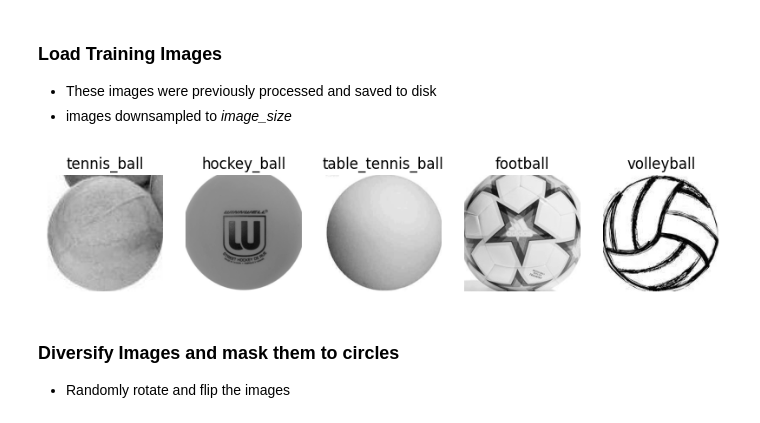
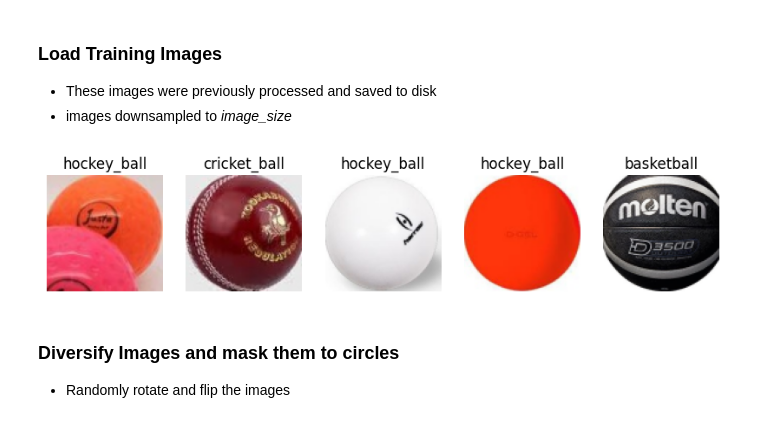
Before and after one commit to taylorj8/final_project, a Jupyter notebook: FinalProject.ipynb, the cells around one changed output. Cells and saved outputs as stored; diff of their text form; code cells hidden in the pictures.

Commit message:
color and diversifying

```diff
--- a/FinalProject.ipynb
+++ b/FinalProject.ipynb
@@ -34,7 +34,7 @@ def load_images(folder: str, n: Optional[int] = None) -> Tuple[List[np.ndarray],
             for img_file in glob(os.path.join(label_path, "*.jpg")):
                 if n is not None and count >= n:
                     continue
-                img = cv2.imread(img_file, cv2.IMREAD_GRAYSCALE)
+                img = cv2.imread(img_file, cv2.IMREAD_COLOR)
                 images.append(img)
                 labels.append(label_folder)
                 count += 1
@@ -49,7 +49,7 @@ def display_samples(images: List[np.ndarray], labels: List[str]) -> None:
     for i in range(num_samples):
         rand = np.random.randint(0, len(images))
         plt.subplot(1, num_samples, i + 1)
-        plt.imshow(images[rand], cmap='gray')
+        plt.imshow(cv2.cvtColor(images[rand], cv2.COLOR_BGR2RGB))
         plt.title(f"{labels[rand]}")
         plt.axis('off')
     plt.show()
@@ -66,9 +66,11 @@ def downsample_image(image: np.ndarray) -> np.ndarray:
     return image
 
 
+# todo improve circle detection
 def detect_circles(image: np.ndarray, max = max_int, threshold = 100, show: bool = False) -> np.ndarray:
     circles = [[]]
     threshold = 100
+    image = cv2.cvtColor(image, cv2.COLOR_BGR2GRAY)
     downsampled_image = downsample_image(image)
     blur = min(downsampled_image.shape) // 35
     blurred_image = cv2.blur(downsampled_image, (blur, blur))
@@ -129,7 +131,7 @@ def remove_nones(images: List[np.ndarray], labels: List[str]) -> Tuple[np.ndarra
     if labels is None:
         labels = [None] * len(images)
     for img, label in zip(images, labels):
-        if img is not None and min(img.shape) >= image_size:
+        if img is not None and img.shape[0] >= image_size and img.shape[1] >= image_size:
             new_images.append(img)
             new_labels.append(label)
     return np.array(new_images), new_labels
@@ -152,7 +154,7 @@ def preprocess_images(images: List[np.ndarray], labels: List[str], max: int = ma
 def downsample_images(images: List[np.ndarray], labels: List[str] = None, size: int = image_size) -> Tuple[np.ndarray, List[str]]:
     downsampled_images = []
     for img in images:
-        if img is None or min(img.shape) < size:
+        if img is None or img.shape[0] < size or img.shape[1] < size:
             downsampled_images.append(None)
         else:
             downsampled_images.append(cv2.resize(img, (size, size), interpolation=cv2.INTER_AREA))
@@ -182,7 +184,7 @@ def circle_mask_images(images: List[np.ndarray]) -> np.ndarray:
 
 def augment_image(image):
     # randomly rotate the image
-    angle = random.uniform(-30, 30)
+    angle = random.uniform(-45, 45)
     rotated_image = rotate(image, angle, reshape=False)
 
     # randomly flip the image
@@ -193,6 +195,22 @@ def augment_image(image):
 
     # pad to original size and return
     return flipped_image
+
+
+def diversify_images(images: np.ndarray, labels: List[str], times: int = 1) -> Tuple[np.ndarray, List[str]]:
+    augmented_images = []
+    augmented_labels = []
+    images_with_labels = list(zip(images, labels))
+    for img, label in tqdm(images_with_labels):
+        # add the original image
+        augmented_images.append(img)
+        augmented_labels.append(label)
+        # add the augmented images
+        for _ in range(times):
+            augmented_images.append(augment_image(img))
+            augmented_labels.append(label)
+
+    return np.array(augmented_images), augmented_labels
 # %% [markdown]
 ### Load Original Images
 # %%
@@ -232,11 +252,11 @@ KeyboardInterrupt:
 - These images were previously processed and saved to disk
 - images downsampled to _image_size_
 # %%
-ball_images, ball_labels = load_images("data/ball")
+ball_images, ball_labels = load_images("data/color_ball")
 downsampled_images, downsampled_labels = downsample_images(ball_images, ball_labels)
-display_samples(ball_images, ball_labels)
+display_samples(downsampled_images, downsampled_labels)
 # %% [output]
-[figure, old version]
+[figure, new version]
 # %% [markdown]
 ### Diversify Images and mask them to circles
 
```
Also changed, not shown: parts of 7 cells of this notebook, 1 other file.
